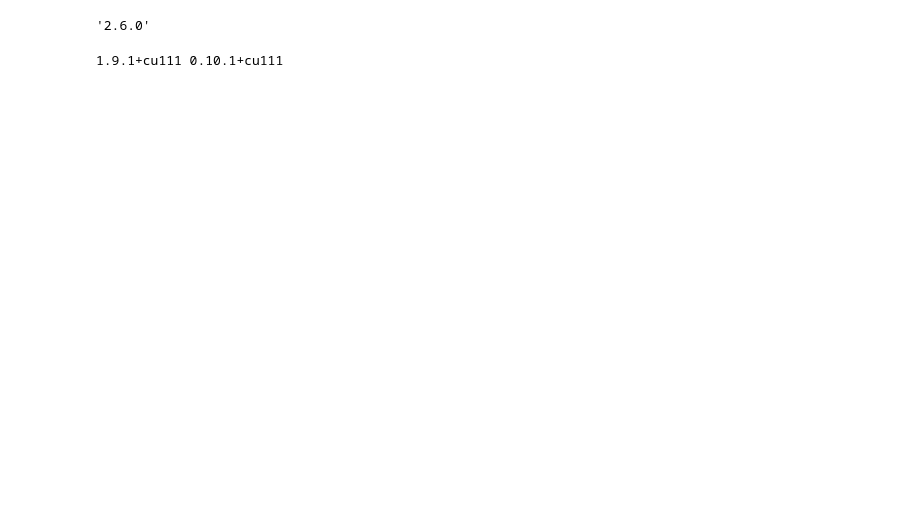
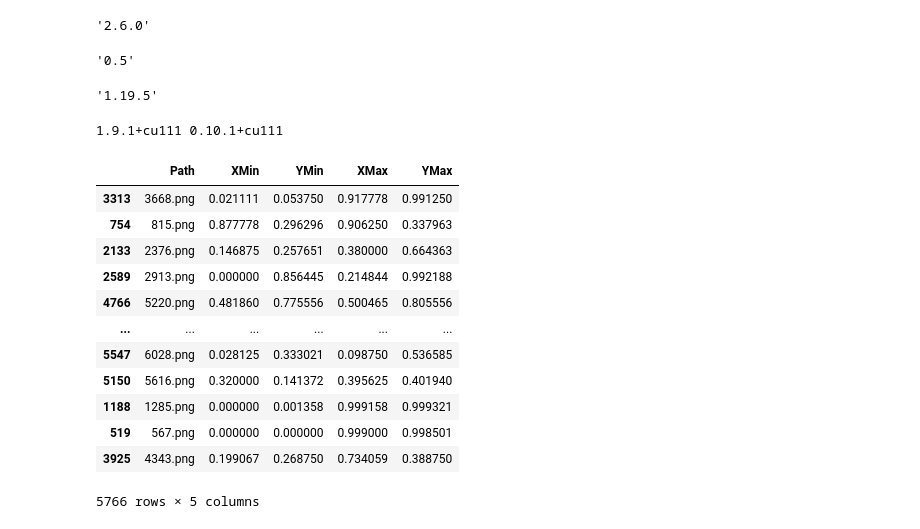
Before and after one commit to Programmer-RD-AI/Find-Card, a Jupyter notebook: 00.ipynb, the cells around one changed output. Saved outputs shown, nothing was run; the diff lists cells and outputs as text; code cells hidden in the pictures; blank space fills up the shorter version.

```diff
--- a/00.ipynb
+++ b/00.ipynb
@@ -26,13 +26,37 @@ from detectron2.structures import BoxMode
 from tqdm import tqdm
 from detectron2.utils.visualizer import Visualizer
 from detectron2.data import MetadataCatalog, DatasetCatalog
+# %%
+detectron2.__version__
+# %% [output]
+'0.5'
+# %%
+np.__version__
+# %% [output]
+'1.19.5'
 # %%
 # Version
 print(torch.__version__, torchvision.__version__)
-data = pd.read_csv("./Data.csv")
+data = pd.read_csv("./Data.csv").sample(frac=1)
 idx = 0
 # %% [output]
 1.9.1+cu111 0.10.1+cu111
+# %%
+data
+# %% [output]
+|  | Path | XMin | YMin | XMax | YMax |
+| 3313 | 3668.png | 0.021111 | 0.053750 | 0.917778 | 0.991250 |
+| 754 | 815.png | 0.877778 | 0.296296 | 0.906250 | 0.337963 |
+| 2133 | 2376.png | 0.146875 | 0.257651 | 0.380000 | 0.664363 |
+| 2589 | 2913.png | 0.000000 | 0.856445 | 0.214844 | 0.992188 |
+| 4766 | 5220.png | 0.481860 | 0.775556 | 0.500465 | 0.805556 |
+| ... | ... | ... | ... | ... | ... |
+| 5547 | 6028.png | 0.028125 | 0.333021 | 0.098750 | 0.536585 |
+| 5150 | 5616.png | 0.320000 | 0.141372 | 0.395625 | 0.401940 |
+| 1188 | 1285.png | 0.000000 | 0.001358 | 0.999158 | 0.999321 |
+| 519 | 567.png | 0.000000 | 0.000000 | 0.999000 | 0.998501 |
+| 3925 | 4343.png | 0.199067 | 0.268750 | 0.734059 | 0.388750 |
+5766 rows × 5 columns
 # %%
 # data['XMin'] = data['XMin']*255
 # data['YMin'] = data['YMin']*255
```
Also changed, not shown: parts of 22 cells of this notebook, 2 other files.
